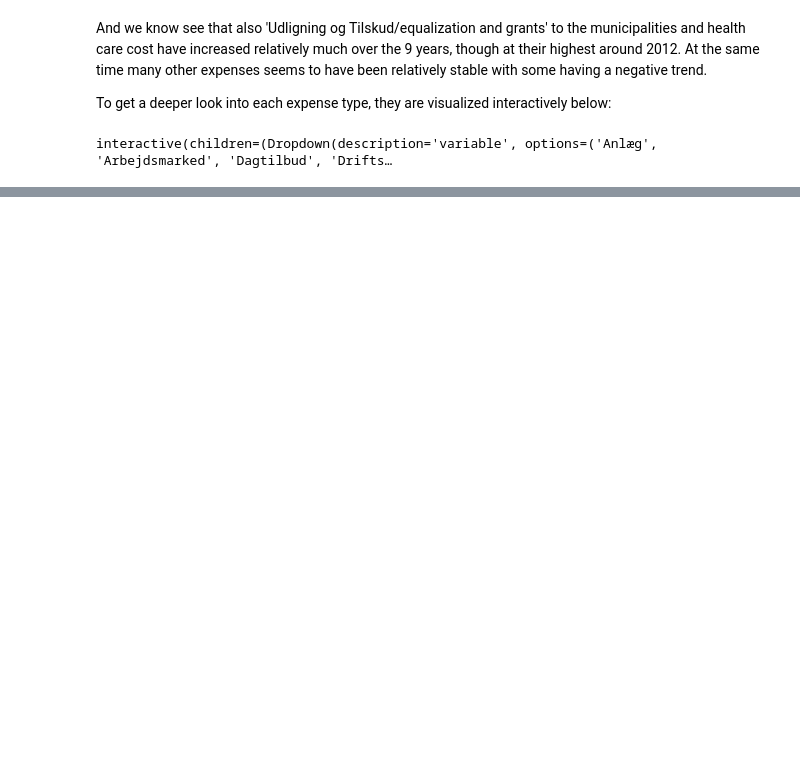
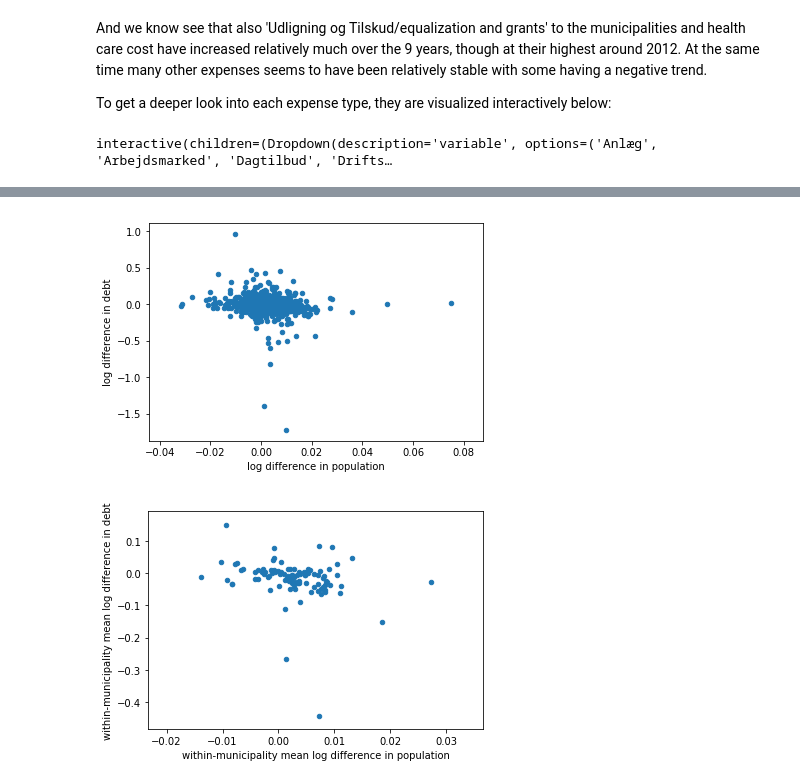
Before and after one commit to NumEconCopenhagen/projects-2019-peter-larsens-kaffe-m-havre, a Jupyter notebook: dataproject/dataProject.ipynb, the cells around one changed output, grey strips where cells are left out. Cells and saved outputs as stored; diff of their text form; code cells hidden in the pictures; blank space fills up the shorter version.

```diff
--- a/dataproject/dataProject.ipynb
+++ b/dataproject/dataProject.ipynb
@@ -453,0 +515,5 @@ And we see that some expense types have increased, while others have decreased.
+# %%
+full = pd.merge(debt_long, pop_long, how='inner',on=['municipality','year'])
+full = full.drop(columns=['municipality2_x','municipality2_y']) # Drop the columns used in part 1 for a second municipality.
+
+full.head(10)
@@ -453,0 +532,19 @@ And we see that some expense types have increased, while others have decreased.
+# %%
+full.sort_values(['municipality','year'], inplace=True)
+
+# b. take logs
+full['log_population'] =  np.log(full['population'])
+full['log_debt'] =  np.log(full['debt'])
+
+# c. figur 1: log differences
+ax = full.groupby('municipality').diff(1).plot(x = 'log_population', y = 'log_debt', kind = 'scatter');
+ax.set_xlabel('log difference in population')
+ax.set_ylabel('log difference in debt')
+
+# c. figur 2: mean log differences
+ax = full.groupby('municipality').agg(lambda x: np.mean(x.diff())).plot(x = 'log_population', y = 'log_debt', kind = 'scatter');
+ax.set_xlabel('within-municipality mean log difference in population')
+ax.set_ylabel('within-municipality mean log difference in debt');
+# %% [output]
+[figure, added]
+[figure, added]
```
Also changed, not shown: parts of 40 cells of this notebook, 1 other file.
